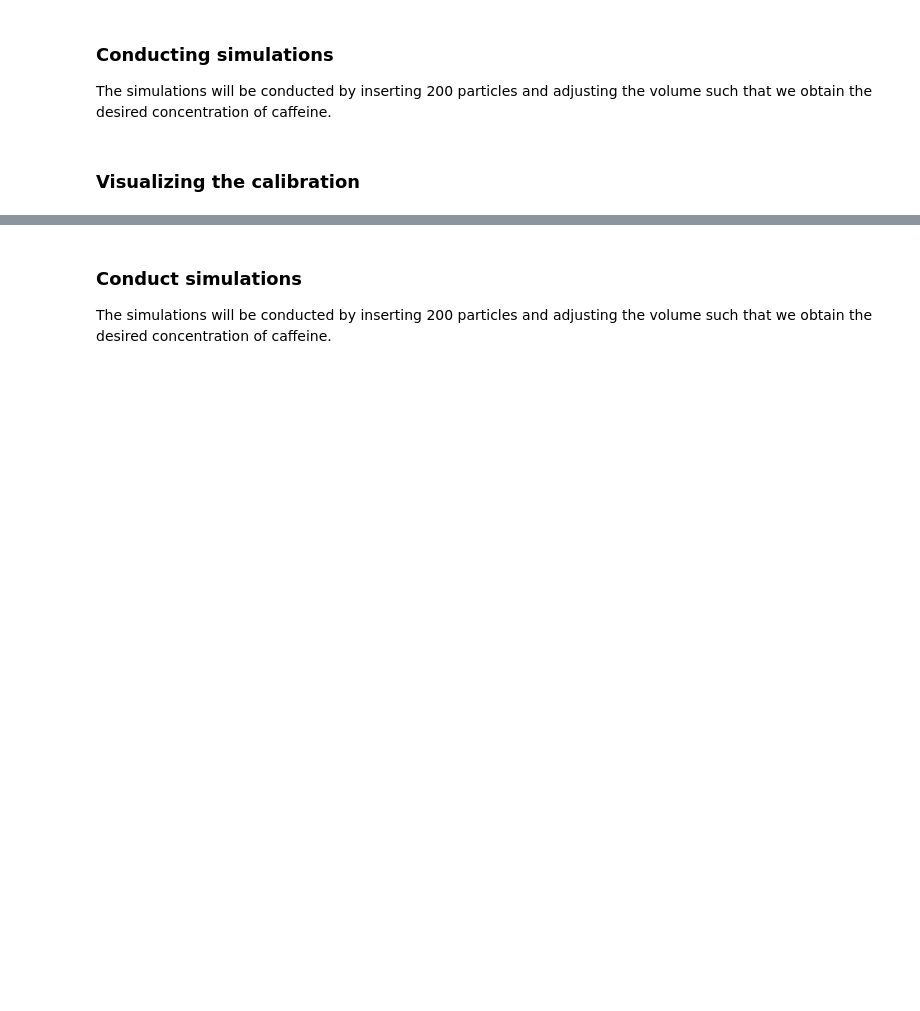
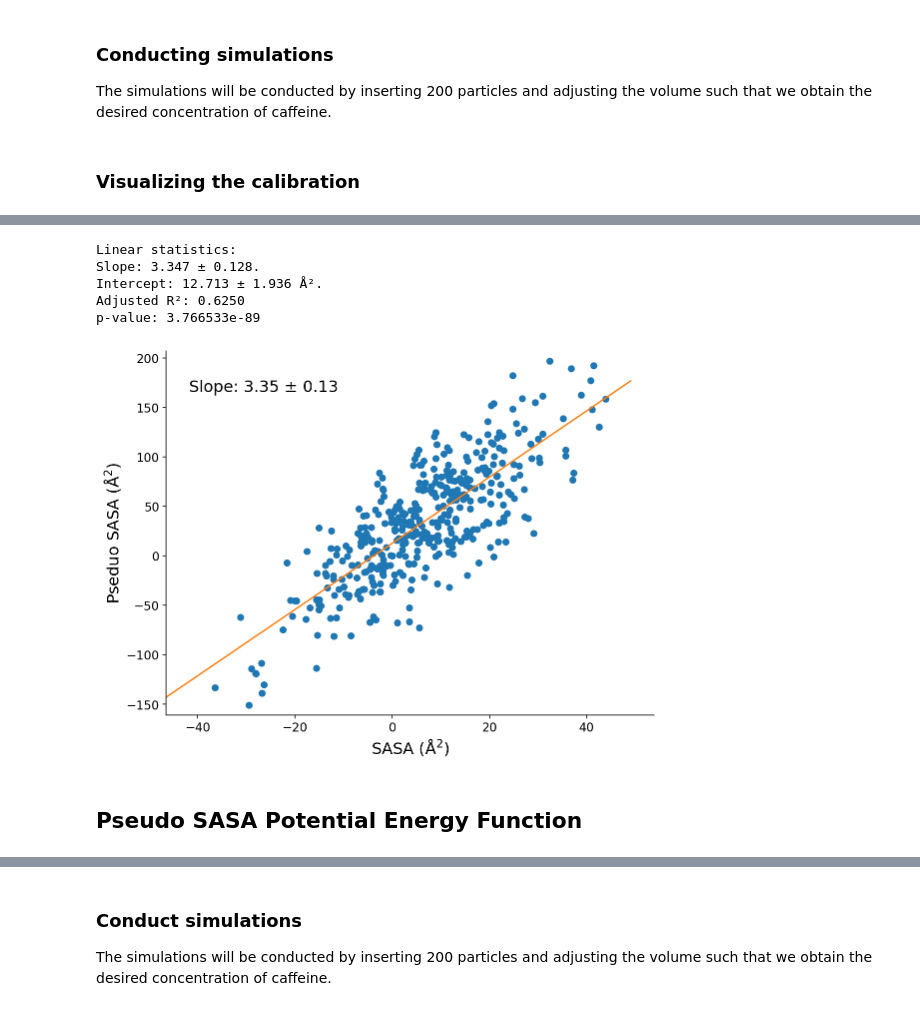
Before and after one commit to mlund/SI-caffeine-surface-area, a Jupyter notebook: CG_MC_Simulations.ipynb, the cells around one changed output, grey strips where cells are left out. Drawn from its saved outputs; the diff is of its cells as text; code cells hidden in the pictures; blank space fills up the shorter version.

```diff
--- a/CG_MC_Simulations.ipynb
+++ b/CG_MC_Simulations.ipynb
@@ -189,0 +309,32 @@ fig.savefig('Figures/Osmotic_coefficient.pdf', bbox_inches='tight')
+# %%
+fig, ax = plt.subplots(nrows=1, ncols=1, figsize=(8,6))
+ax.plot(sasa.sum(axis=1)-sasa.sum(axis=1)[0], pseudo_sasa-pseudo_sasa[0], marker='o', linewidth=0)
+
+# Linear regression
+s = stats.linregress(sasa.sum(axis=1)-sasa.sum(axis=1)[0], pseudo_sasa-pseudo_sasa[0])
+adjusted_r2 = 1 - ( (1-s.rvalue**2) * (len(frames)-1) / (len(frames)-2-1))
+print('Linear statistics:\nSlope: {:.3f} ± {:.3f}.\nIntercept: {:.3f} ± {:.3f} Å².\nAdjusted R²: {:.4f}\np-value: {:e}'.format(s.slope, s.stderr, s.intercept, s.intercept_stderr, adjusted_r2, s.pvalue))
+ax.plot(np.arange(-50, 50, 1), np.arange(-50, 50, 1)*s.slope+s.intercept)
+ax.text(0.20, 0.9, 'Slope: {:.2f} ± {:.2f}'.format(s.slope, s.stderr), fontsize=16,
+        horizontalalignment='center', verticalalignment='center', transform=ax.transAxes)
+
+ax.set_xlim(min(sasa.sum(axis=1)-sasa.sum(axis=1)[0])-10, max(sasa.sum(axis=1)-sasa.sum(axis=1)[0])+10)
+ax.set_ylim(min(pseudo_sasa-pseudo_sasa[0])-10, max(pseudo_sasa-pseudo_sasa[0])+10)
+
+ax.set_xlabel('SASA (Å$^2$)', fontsize=16)
+ax.set_ylabel('Pseduo SASA (Å$^2$)', fontsize=16)
+ax.tick_params(axis='both', which='major', labelsize=12)
+ax.spines['right'].set_visible(False)
+ax.spines['top'].set_visible(False)
+
+fig.tight_layout()
+fig.savefig('Figures/SASA_comparison.pdf', bbox_inches='tight')
+# %% [output]
+Linear statistics:
+Slope: 3.347 ± 0.128.
+Intercept: 12.713 ± 1.936 Å².
+Adjusted R²: 0.6250
+p-value: 3.766533e-89
+[figure, added]
+# %% [markdown]
+## Pseudo SASA Potential Energy Function
```
Also changed, not shown: parts of 15 cells of this notebook, 7 other files.
